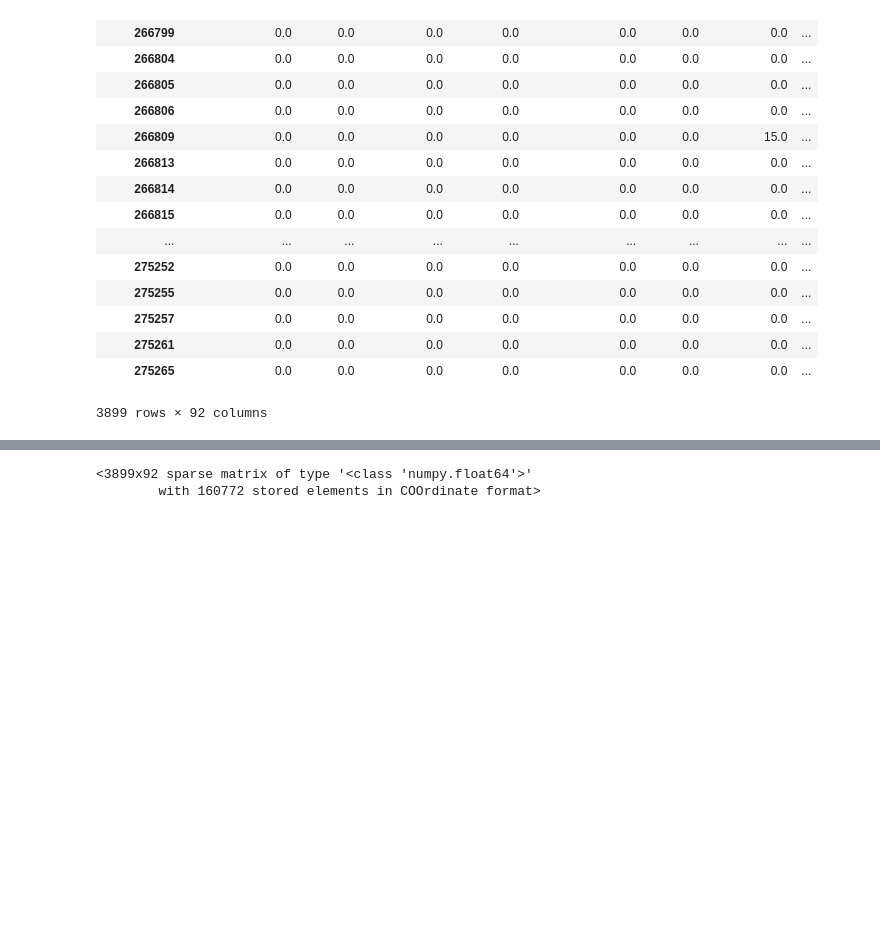
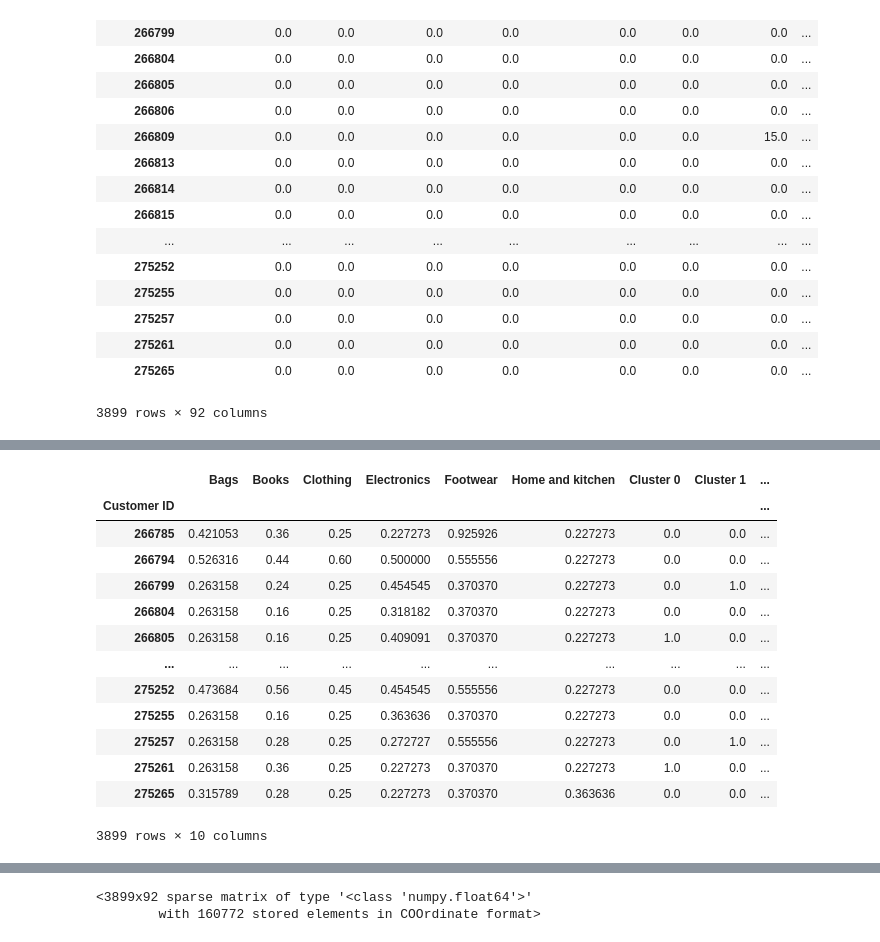
Before and after one commit to Meiker28/Recommendation-System, a Jupyter notebook: Recommendation Engine.ipynb, the cells around one changed output, grey strips where cells are left out. Cells and saved outputs as stored; diff of their text form; code cells hidden in the pictures; blank space fills up the shorter version.

```diff
--- a/Recommendation Engine.ipynb
+++ b/Recommendation Engine.ipynb
@@ -127,7 +177,7 @@ masterdf[['Store Type', 'Store Type Code']].drop_duplicates()
 # %%
 #### CUSTOMER DATA a.k.a Customer Features
 
-custdf = pd.read_csv('../data_raw/Customer.csv')
+custdf = pd.read_csv('Customer.csv')
 custdf.columns = ['Customer ID', 'DOB', 'Gender', 'City Code']
 custdf.head(2)
 # %% [output]
@@ -161,7 +211,7 @@ array(['e-Shop', 'TeleShop', 'MBR', 'Flagship store'], dtype=object)
 # %%
 ## load item feature
 
-skudf = pd.read_csv('../data_raw/prod_cat_info.csv')
+skudf = pd.read_csv('prod_cat_info.csv')
 skudf.columns = ['Prod Cat Code', 'Prod Cat', 'Prod Sub Cat Code', 'Prod Subcat']
 skudf.head()
 # %% [output]
@@ -543,0 +742,17 @@ item_category_scaled.columns = item_category.columns
+# %%
+customer_features
+# %% [output]
+|  | Bags | Books | Clothing | Electronics | Footwear | Home and kitchen | Cluster 0 | Cluster 1 | ... |
+| Customer ID |  |  |  |  |  |  |  |  | ... |
+| 266785 | 0.421053 | 0.36 | 0.25 | 0.227273 | 0.925926 | 0.227273 | 0.0 | 0.0 | ... |
+| 266794 | 0.526316 | 0.44 | 0.60 | 0.500000 | 0.555556 | 0.227273 | 0.0 | 0.0 | ... |
+| 266799 | 0.263158 | 0.24 | 0.25 | 0.454545 | 0.370370 | 0.227273 | 0.0 | 1.0 | ... |
+| 266804 | 0.263158 | 0.16 | 0.25 | 0.318182 | 0.370370 | 0.227273 | 0.0 | 0.0 | ... |
+| 266805 | 0.263158 | 0.16 | 0.25 | 0.409091 | 0.370370 | 0.227273 | 1.0 | 0.0 | ... |
+| ... | ... | ... | ... | ... | ... | ... | ... | ... | ... |
+| 275252 | 0.473684 | 0.56 | 0.45 | 0.454545 | 0.555556 | 0.227273 | 0.0 | 0.0 | ... |
+| 275255 | 0.263158 | 0.16 | 0.25 | 0.363636 | 0.370370 | 0.227273 | 0.0 | 0.0 | ... |
+| 275257 | 0.263158 | 0.28 | 0.25 | 0.272727 | 0.555556 | 0.227273 | 0.0 | 1.0 | ... |
+| 275261 | 0.263158 | 0.36 | 0.25 | 0.227273 | 0.370370 | 0.227273 | 1.0 | 0.0 | ... |
+| 275265 | 0.315789 | 0.28 | 0.25 | 0.227273 | 0.370370 | 0.363636 | 0.0 | 0.0 | ... |
+3899 rows × 10 columns
```
Also changed, not shown: parts of 32 cells of this notebook.
